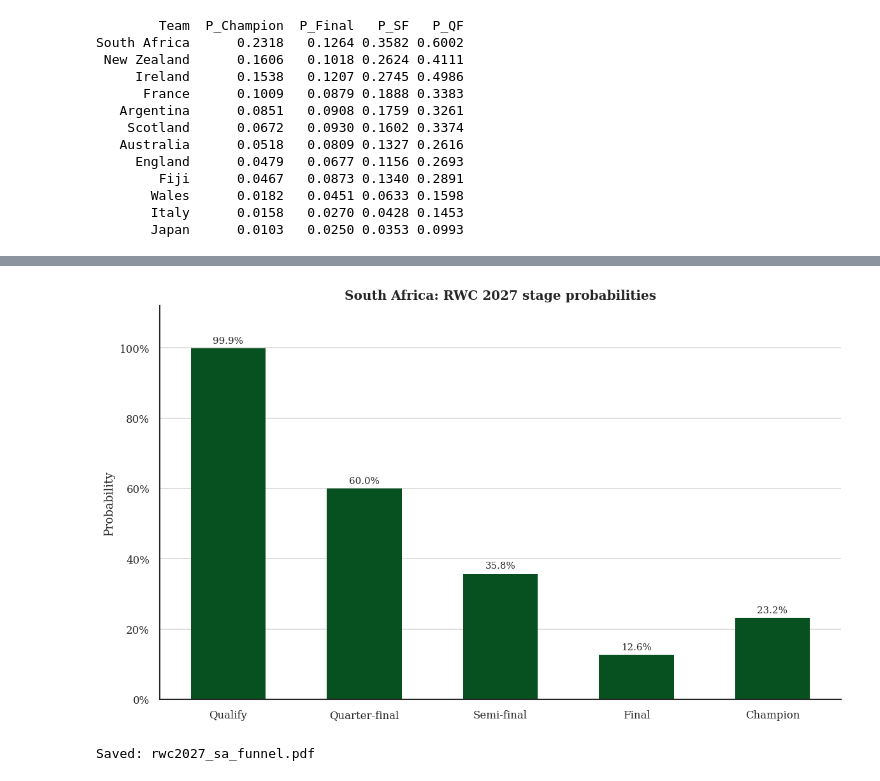
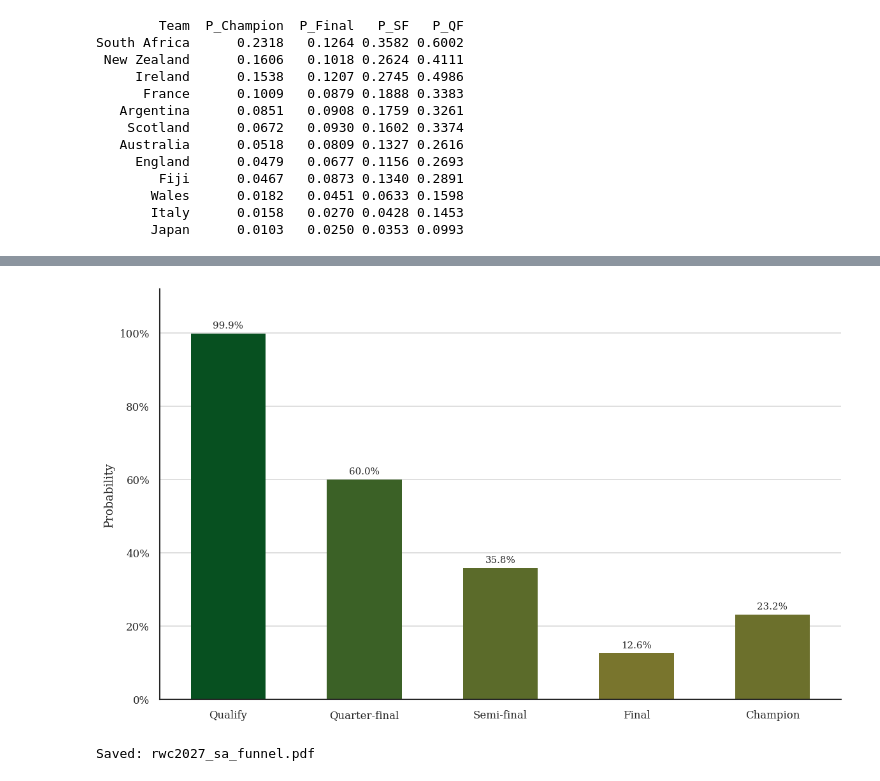
Before and after one commit to brandtami/springboks-rugby-analytics, a Jupyter notebook: notebooks/05_model_application.ipynb, the cells around one changed output, grey strips where cells are left out. Saved outputs shown, nothing was run; the diff lists cells and outputs as text; code cells hidden in the pictures.

```diff
--- a/notebooks/05_model_application.ipynb
+++ b/notebooks/05_model_application.ipynb
@@ -509,27 +503,39 @@ Saved: rwc2027_sa_path.pdf
 # %%
 sa     = results_df[results_df.Team == 'South Africa'].iloc[0]
 stages = ['P_Qualify', 'P_QF', 'P_SF', 'P_Final', 'P_Champion']
 labels = ['Qualify', 'Quarter-final', 'Semi-final', 'Final', 'Champion']
 vals   = [sa[s] for s in stages]
 
+# Normalisiere die Werte auf 0-1 für die Farbinterpolation
+vals_normalized = np.array(vals) / max(vals)
+
+# Konvertiere Farben zu RGB und interpoliere
+primary_rgb = to_rgb(PRIMARY)
+secondary_rgb = to_rgb(SECONDARY)
+
+colors = [
+    tuple(secondary_rgb[i] + (primary_rgb[i] - secondary_rgb[i]) * v
+          for i in range(3))
+    for v in vals_normalized
+]
+
 fig, ax = plt.subplots()
-bars = ax.bar(labels, vals, color=PRIMARY, edgecolor='none', width=0.55)
+bars = ax.bar(labels, vals, color=colors, edgecolor='none', width=0.55)
 
 for bar, v in zip(bars, vals):
     ax.text(bar.get_x() + bar.get_width() / 2,
             bar.get_height() + 0.015,
             f'{v:.1%}',
             ha='center', fontsize=9,)
 
 ax.set_ylabel('Probability')
-ax.set_title('South Africa: RWC 2027 stage probabilities')
 ax.yaxis.set_major_formatter(mpl.ticker.PercentFormatter(xmax=1))
 ax.set_ylim(0, 1.12)
 ax.xaxis.grid(False)
 ax.yaxis.grid(True)
 ax.set_axisbelow(True)
 plt.tight_layout()
 save_fig('rwc2027_sa_funnel.pdf')
 # %% [output]
-[figure, old version]
+[figure, new version]
 Saved: rwc2027_sa_funnel.pdf
```
Also changed, not shown: parts of 4 cells of this notebook, 48 other files.
